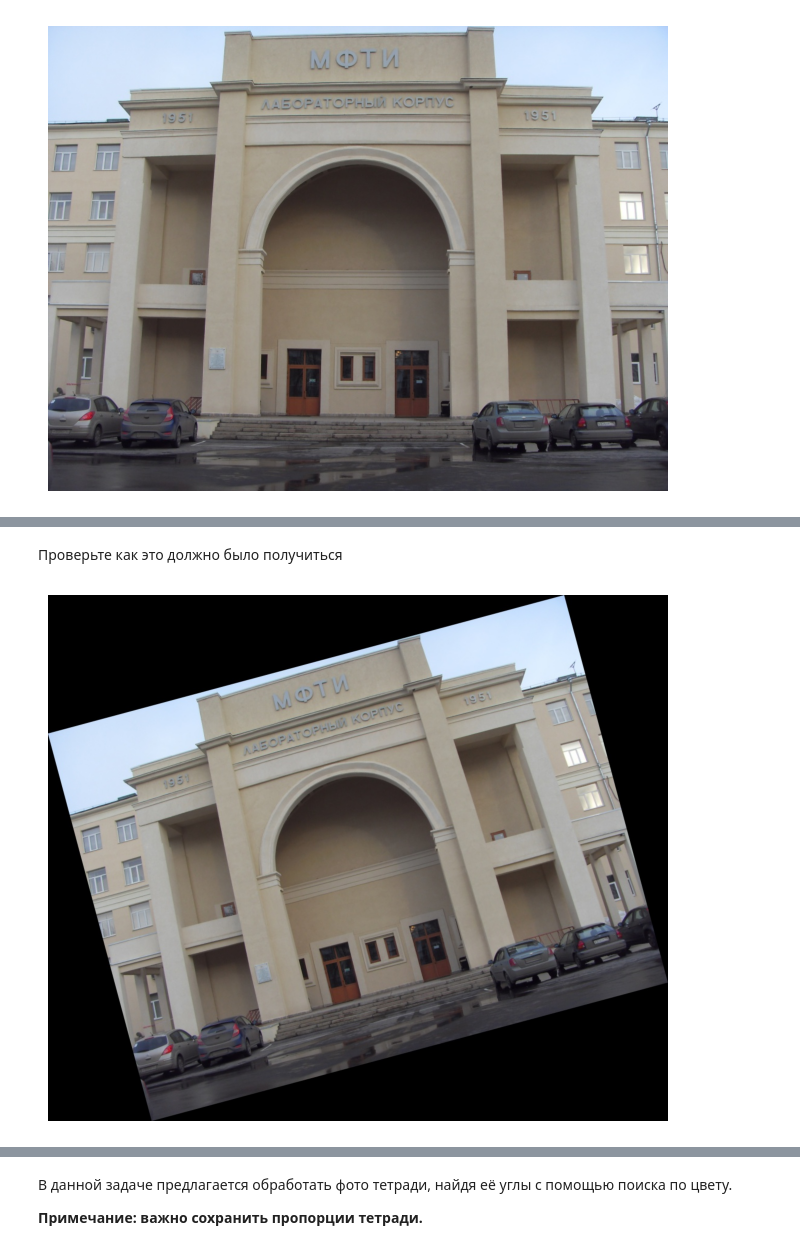
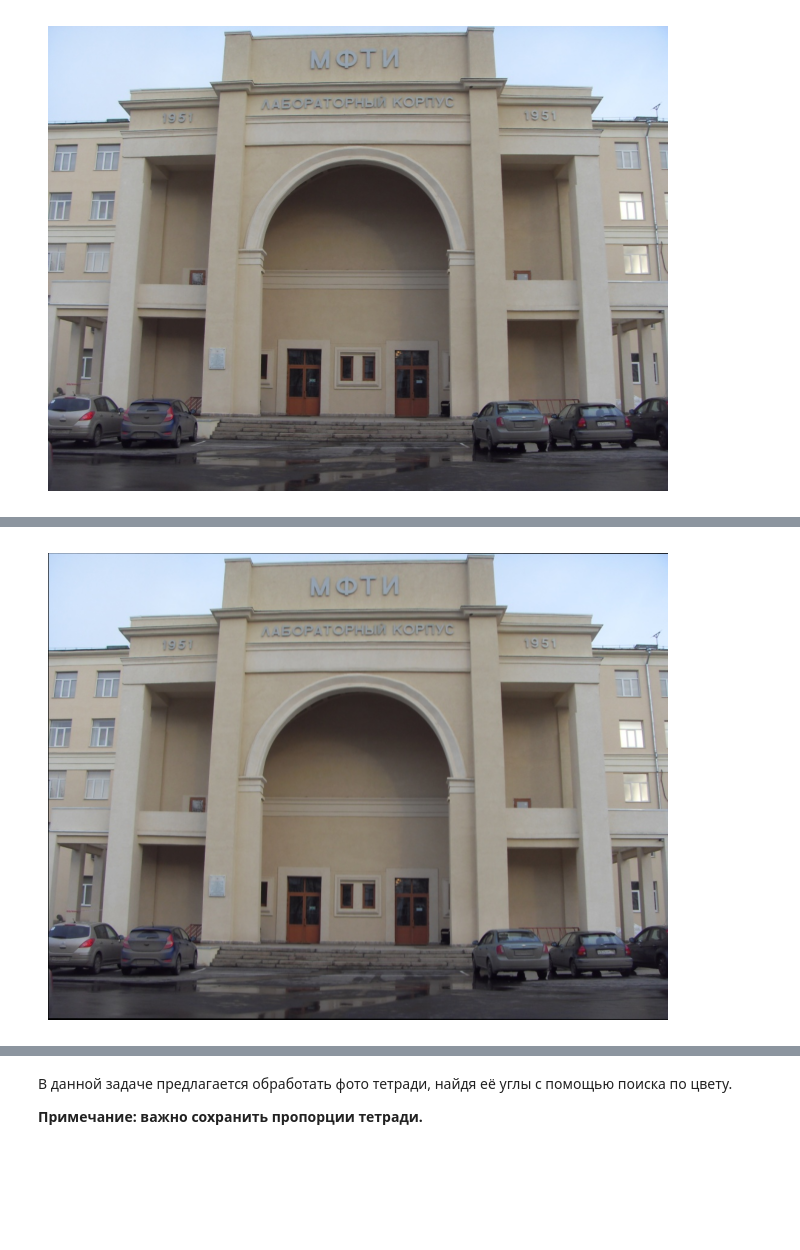
Before and after one commit to UmbrellaLeaf5/computer_vision, a Jupyter notebook: 01_first_images/homework/homework_01.ipynb, the cells around one changed output, grey strips where cells are left out. Saved outputs shown, nothing was run; the diff lists cells and outputs as text; code cells hidden in the pictures; blank space fills up the shorter version.

Commit message:
complete task_03 in homework_1

```diff
--- a/01_first_images/homework/homework_01.ipynb
+++ b/01_first_images/homework/homework_01.ipynb
@@ -181,11 +173,17 @@ PlotImage(transformed_image)
-# %% [markdown]
-Проверьте как это должно было получиться
 # %%
-result_image = cv2.imread('task_3/lk_rotate.jpg')
-result_image = cv2.cvtColor(result_image, cv2.COLOR_BGR2RGB)
-PlotImage(result_image)
+test_point = (200, 200)
+test_angle = 360
+
+transformed_image = Rotate(image, test_point, test_angle)
+PlotImage(transformed_image)
+
+if test_angle == 15:
+    print("How it should be:")
+    result_image = cv2.imread('task_3/lk_rotate.jpg')
+    result_image = cv2.cvtColor(result_image, cv2.COLOR_BGR2RGB)
+    PlotImage(result_image)
 # %% [output]
-[figure, old version]
+[figure, new version]
 # %% [markdown]
 ## Задача №3.2 - Афинные преобразования
 
```
Also changed, not shown: parts of 5 cells of this notebook, 1 other file.
